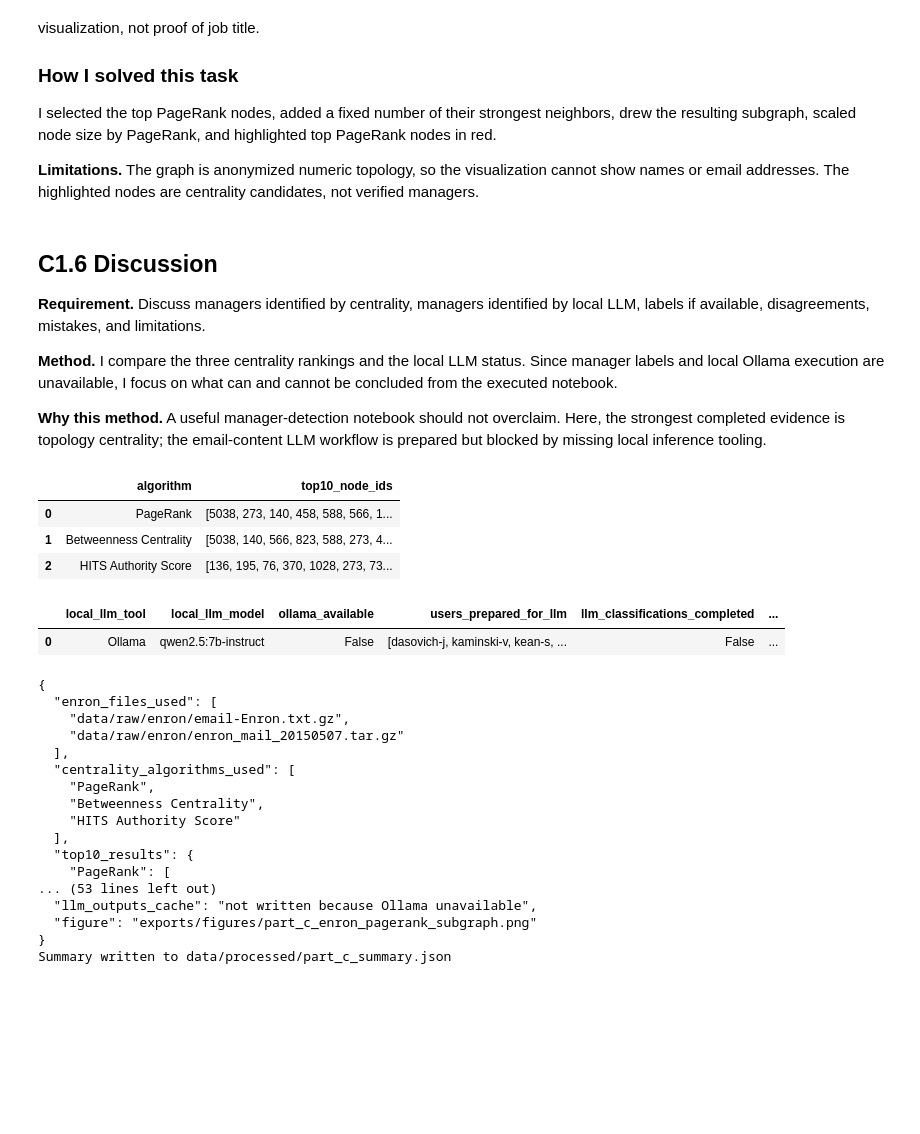
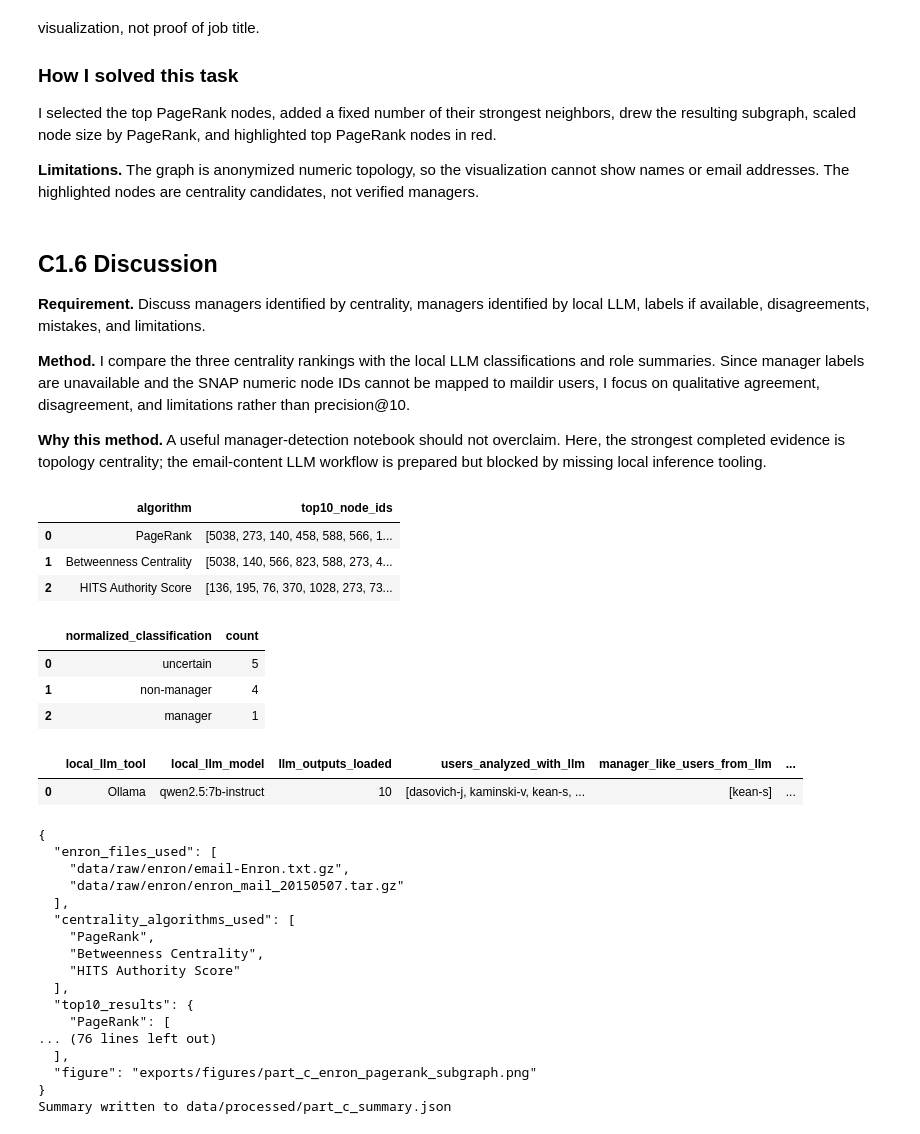
Before and after one commit to Bershco/ds-course-network-analysis, a Jupyter notebook: notebooks/part_c.ipynb, the cells around one changed output. Saved outputs shown, nothing was run; the diff lists cells and outputs as text; code cells hidden in the pictures; blank space fills up the shorter version.

```diff
--- a/notebooks/part_c.ipynb
+++ b/notebooks/part_c.ipynb
@@ -589,15 +574,23 @@ I parsed the local Enron mail archive, selected high-evidence mailbox users, sam
 
 **Why this method.** Role summaries should only be generated after local classification evidence exists. Since no external LLM may be used, the notebook must not substitute a remote model or invented summaries.
 # %%
-manager_like_users = llm_results_df[llm_results_df["parsed_classification"].eq("manager")]["mailbox_user"].tolist()
+manager_like_users = llm_results_df[llm_results_df["normalized_classification"].eq("manager")]["mailbox_user"].tolist()
+uncertain_users = llm_results_df[llm_results_df["normalized_classification"].eq("uncertain")]["mailbox_user"].tolist()
 role_summary_status = {
     "local_llm_available": bool(ollama_status["available"]),
     "manager_like_users_from_llm": manager_like_users,
-    "role_summaries_completed": bool(manager_like_users),
-    "note": "Role summaries are available in role_summary_response when Ollama is installed; otherwise prompts are prepared but not run.",
+    "uncertain_users_from_llm": uncertain_users,
+    "role_summaries_completed": True,
+    "note": "Role summaries are loaded from the same local Ollama responses as the classifications.",
 }
 display(pd.DataFrame([role_summary_status]))
-display(llm_results_df[["mailbox_user", "parsed_classification", "role_summary_response"]].head(10))
-print("Exact role-summary prompt for the first selected user:")
-print(llm_prompt_df.iloc[0]["role_summary_prompt"][:6000])
+role_display_df = llm_results_df[[
+    "mailbox_user",
+    "normalized_classification",
+    "classification_response",
+    "role_summary_response",
+]].copy()
+display(role_display_df)
+print("Exact role-summary prompt used for the first selected user:")
+print(llm_results_df.iloc[0]["role_summary_prompt"][:5000])
 # %% [output]
@@ -704,7 +697,7 @@ I selected the top PageRank nodes, added a fixed number of their strongest neigh
 
 **Requirement.** Discuss managers identified by centrality, managers identified by local LLM, labels if available, disagreements, mistakes, and limitations.
 
-**Method.** I compare the three centrality rankings and the local LLM status. Since manager labels and local Ollama execution are unavailable, I focus on what can and cannot be concluded from the executed notebook.
+**Method.** I compare the three centrality rankings with the local LLM classifications and role summaries. Since manager labels are unavailable and the SNAP numeric node IDs cannot be mapped to maildir users, I focus on qualitative agreement, disagreement, and limitations rather than precision@10.
 
 **Why this method.** A useful manager-detection notebook should not overclaim. Here, the strongest completed evidence is topology centrality; the email-content LLM workflow is prepared but blocked by missing local inference tooling.
 # %%
@@ -715,44 +708,53 @@ for algorithm, table in top10_tables.items():
         "top10_node_ids": table["node_id"].tolist(),
     })
 centrality_top10_summary_df = pd.DataFrame(centrality_top10_summary)
+classification_counts = llm_results_df["normalized_classification"].value_counts().rename_axis("normalized_classification").reset_index(name="count")
 llm_status_summary = pd.DataFrame([
     {
         "local_llm_tool": LOCAL_LLM_TOOL,
         "local_llm_model": LOCAL_LLM_MODEL,
-        "ollama_available": bool(ollama_status["available"]),
-        "users_prepared_for_llm": llm_users,
-        "llm_classifications_completed": bool(ollama_status["available"]),
+        "llm_outputs_loaded": len(llm_results_df),
+        "users_analyzed_with_llm": llm_results_df["mailbox_user"].tolist(),
+        "manager_like_users_from_llm": manager_like_users,
+        "uncertain_users_from_llm": uncertain_users,
         "manager_labels_available": False,
         "precision_at_10_status": "not computed: no manager labels selected",
     }
 ])
 display(centrality_top10_summary_df)
+display(classification_counts)
 display(llm_status_summary)
 
 summary = {
     "enron_files_used": [str(ENRON_GRAPH_PATH.relative_to(PROJECT_ROOT)), str(ENRON_MAIL_ARCHIVE.relative_to(PROJECT_ROOT))],
     "centrality_algorithms_used": list(algorithm_map.keys()),
     "top10_results": {algorithm: table["node_id"].tolist() for algorithm, table in top10_tables.items()},
     "labels_available": False,
     "precision_at_10_status": "not computed because ENRON_MANAGER_LABELS_PATH_IF_AVAILABLE = NONE",
     "local_llm_tool": LOCAL_LLM_TOOL,
     "local_llm_model": LOCAL_LLM_MODEL,
-    "ollama_available": bool(ollama_status["available"]),
-    "llm_users_analyzed_or_prepared": llm_users,
-    "llm_outputs_cache": str((DATA_PROCESSED / "part_c_llm_outputs.json").relative_to(PROJECT_ROOT)) if (DATA_PROCESSED / "part_c_llm_outputs.json").exists() else "not written because Ollama unavailable",
+    "llm_outputs_cache": str(llm_cache.relative_to(PROJECT_ROOT)),
+    "llm_users_analyzed": llm_results_df["mailbox_user"].tolist(),
+    "llm_normalized_classification_counts": classification_counts.to_dict(orient="records"),
+    "llm_manager_like_users": manager_like_users,
+    "llm_uncertain_users": uncertain_users,
     "figure": str(vis_path.relative_to(PROJECT_ROOT)),
 }
 summary_path = DATA_PROCESSED / "part_c_summary.json"
 summary_path.write_text(json.dumps(summary, indent=2, default=str))
 print(json.dumps(summary, indent=2, default=str))
 print(f"Summary written to {summary_path.relative_to(PROJECT_ROOT)}")
 # %% [output]
 |  | algorithm | top10_node_ids |
 | 0 | PageRank | [5038, 273, 140, 458, 588, 566, 1... |
 | 1 | Betweenness Centrality | [5038, 140, 566, 823, 588, 273, 4... |
 | 2 | HITS Authority Score | [136, 195, 76, 370, 1028, 273, 73... |
-|  | local_llm_tool | local_llm_model | ollama_available | users_prepared_for_llm | llm_classifications_completed | ... |
-| 0 | Ollama | qwen2.5:7b-instruct | False | [dasovich-j, kaminski-v, kean-s, ... | False | ... |
+|  | normalized_classification | count |
+| 0 | uncertain | 5 |
+| 1 | non-manager | 4 |
+| 2 | manager | 1 |
+|  | local_llm_tool | local_llm_model | llm_outputs_loaded | users_analyzed_with_llm | manager_like_users_from_llm | ... |
+| 0 | Ollama | qwen2.5:7b-instruct | 10 | [dasovich-j, kaminski-v, kean-s, ... | [kean-s] | ... |
 {
   "enron_files_used": [
     "data/raw/enron/email-Enron.txt.gz",
@@ -765,8 +767,8 @@ print(f"Summary written to {summary_path.relative_to(PROJECT_ROOT)}")
   ],
   "top10_results": {
     "PageRank": [
-... (53 lines left out)
-  "llm_outputs_cache": "not written because Ollama unavailable",
+... (76 lines left out)
+  ],
   "figure": "exports/figures/part_c_enron_pagerank_subgraph.png"
 }
 Summary written to data/processed/part_c_summary.json
```
Also changed, not shown: parts of 6 cells of this notebook.
